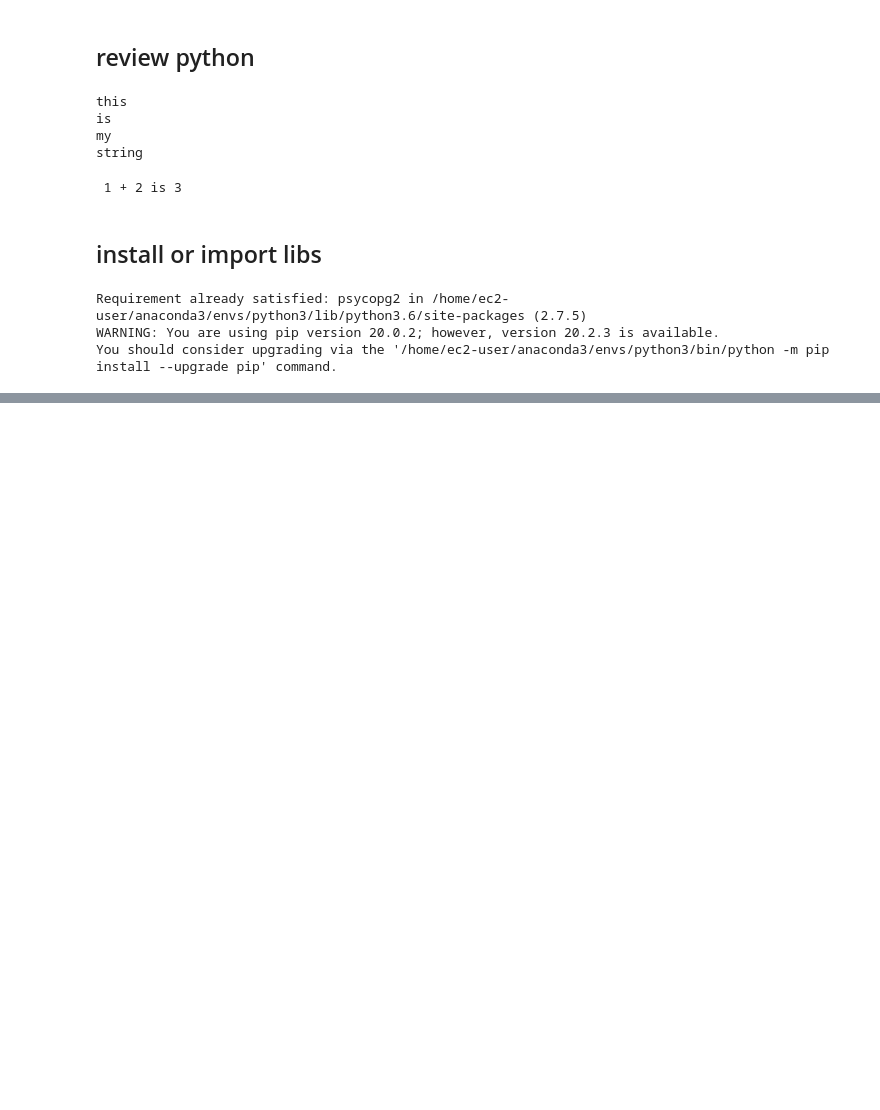
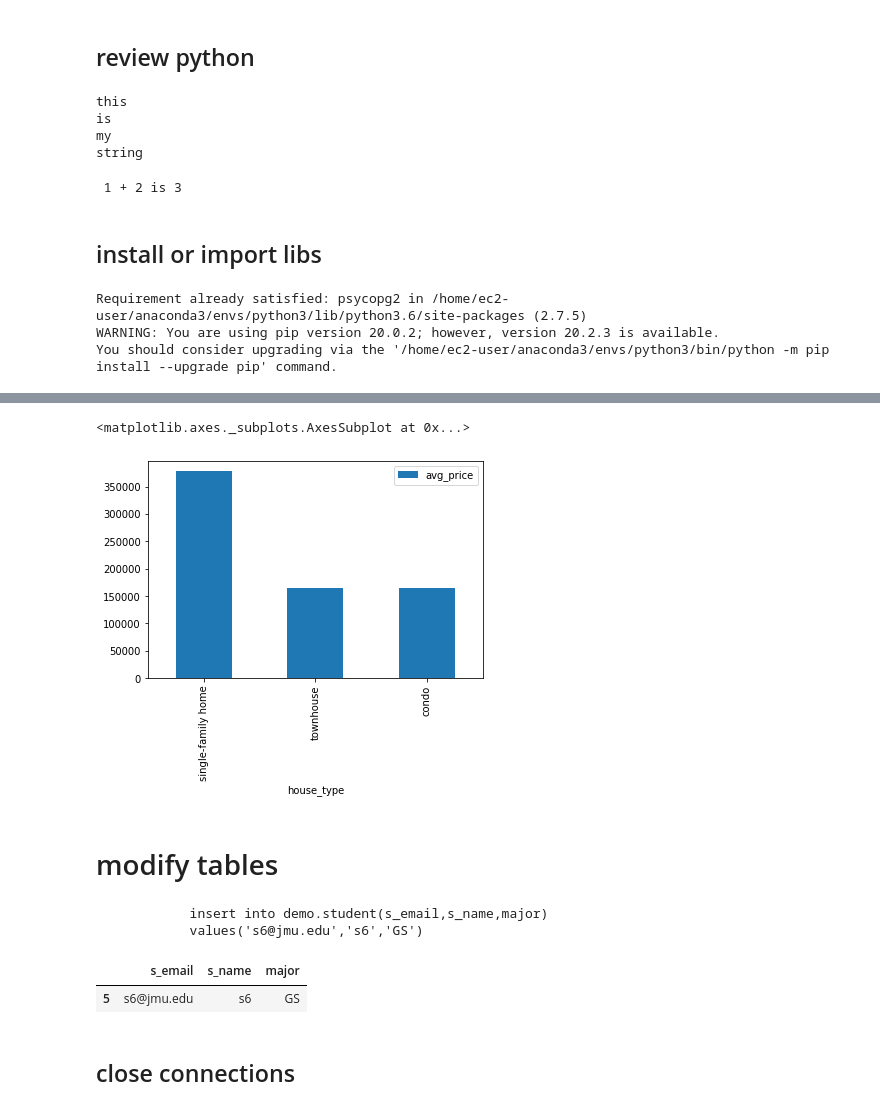
Before and after one commit to evanmungin/ia340-1, a Jupyter notebook: lec4.ipynb, the cells around one changed output, grey strips where cells are left out. Saved outputs shown, nothing was run; the diff lists cells and outputs as text; code cells hidden in the pictures; blank space fills up the shorter version.

```diff
--- a/lec4.ipynb
+++ b/lec4.ipynb
@@ -30,0 +130,27 @@ import psycopg2
+# %%
+sql_avg_price_house_type = """
+                            select house_type,
+                            avg(price) as avg_price
+                            from public.house_price
+                            group by house_type
+                            order by avg_price desc
+                            """
+# %%
+df = pandas.read_sql_query(sql_avg_price_house_type,conn)
+
+df.plot.bar(y='avg_price',x='house_type')
+# %% [output]
+<matplotlib.axes._subplots.AxesSubplot at 0x...>
+[figure, added]
+# %% [markdown]
+# modify tables
+# %%
+sql_insert = """
+            insert into demo.student(s_email,s_name,major)
+            values('{}','{}','{}')
+            """.format('s6@jmu.edu','s6','GS')
+
+print(sql_insert)
+# %% [output]
+            insert into demo.student(s_email,s_name,major)
+            values('s6@jmu.edu','s6','GS')
@@ -30,0 +161,7 @@ import psycopg2
+# %%
+df=pandas.read_sql_query('select * from demo.student',conn)
+
+df[-1:]
+# %% [output]
+|  | s_email | s_name | major |
+| 5 | s6@jmu.edu | s6 | GS |
@@ -30,0 +172,2 @@ import psycopg2
+# %% [markdown]
+## close connections
```
Also changed, not shown: parts of 22 cells of this notebook.
